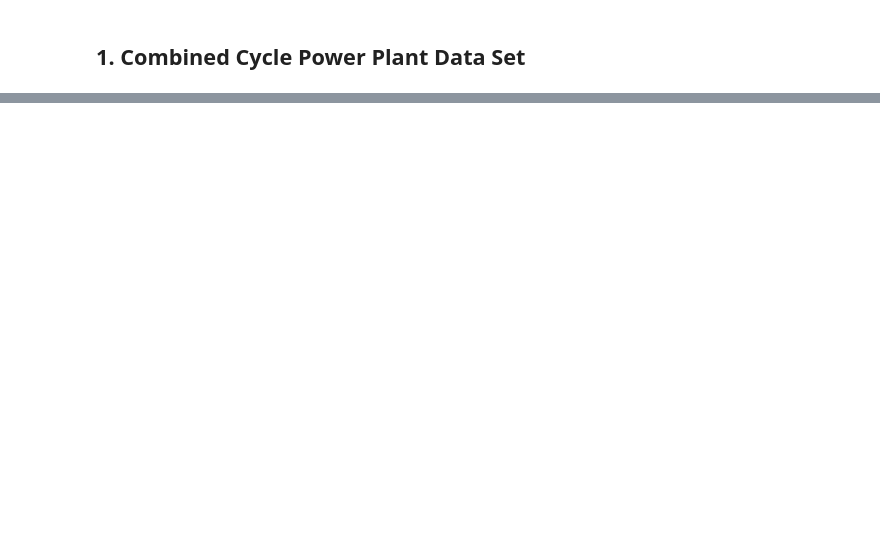
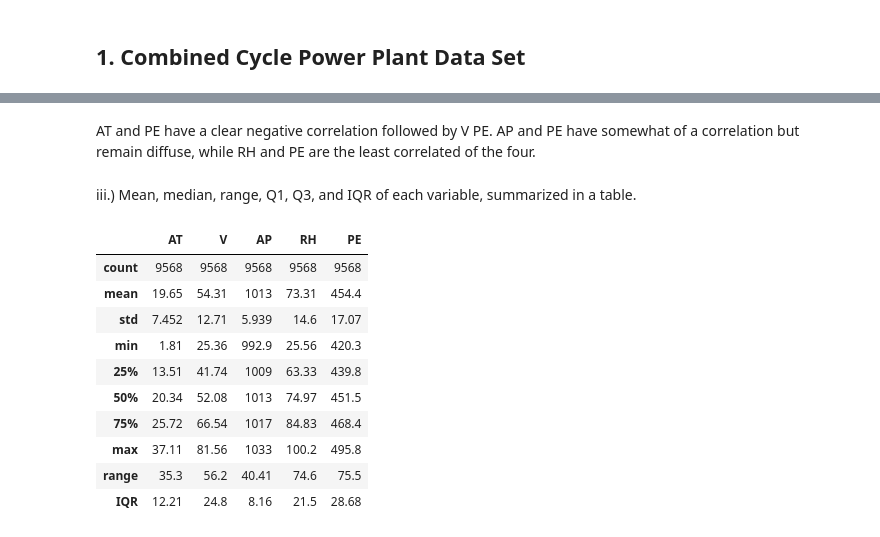
Before and after one commit to garciar8-port/dsci552-hw-2, a Jupyter notebook: Garcia_Rodrigo_HW2.ipynb, the cells around one changed output, grey strips where cells are left out. Drawn from its saved outputs; the diff is of its cells as text; code cells hidden in the pictures; blank space fills up the shorter version.

```diff
--- a/Garcia_Rodrigo_HW2.ipynb
+++ b/Garcia_Rodrigo_HW2.ipynb
@@ -290,0 +102,21 @@ Fit PE on all four predictors together. Each coefficient now accounts for the ot
+# %% [markdown]
+AT and PE have a clear negative correlation followed by V PE.  AP and PE have somewhat of a correlation but remain diffuse, while RH and PE are the least correlated of the four.
+# %% [markdown]
+iii.) Mean, median, range, Q1, Q3, and IQR of each variable, summarized in a table.
+# %%
+stats = df.describe()
+stats.loc["range"] = stats.loc["max"] - stats.loc["min"]
+stats.loc["IQR"] = stats.loc["75%"] - stats.loc["25%"]
+stats
+# %% [output]
+|  | AT | V | AP | RH | PE |
+| count | 9568 | 9568 | 9568 | 9568 | 9568 |
+| mean | 19.65 | 54.31 | 1013 | 73.31 | 454.4 |
+| std | 7.452 | 12.71 | 5.939 | 14.6 | 17.07 |
+| min | 1.81 | 25.36 | 992.9 | 25.56 | 420.3 |
+| 25% | 13.51 | 41.74 | 1009 | 63.33 | 439.8 |
+| 50% | 20.34 | 52.08 | 1013 | 74.97 | 451.5 |
+| 75% | 25.72 | 66.54 | 1017 | 84.83 | 468.4 |
+| max | 37.11 | 81.56 | 1033 | 100.2 | 495.8 |
+| range | 35.3 | 56.2 | 40.41 | 74.6 | 75.5 |
+| IQR | 12.21 | 24.8 | 8.16 | 21.5 | 28.68 |
```
Also changed, not shown: parts of 99 cells of this notebook, 2 other files.
